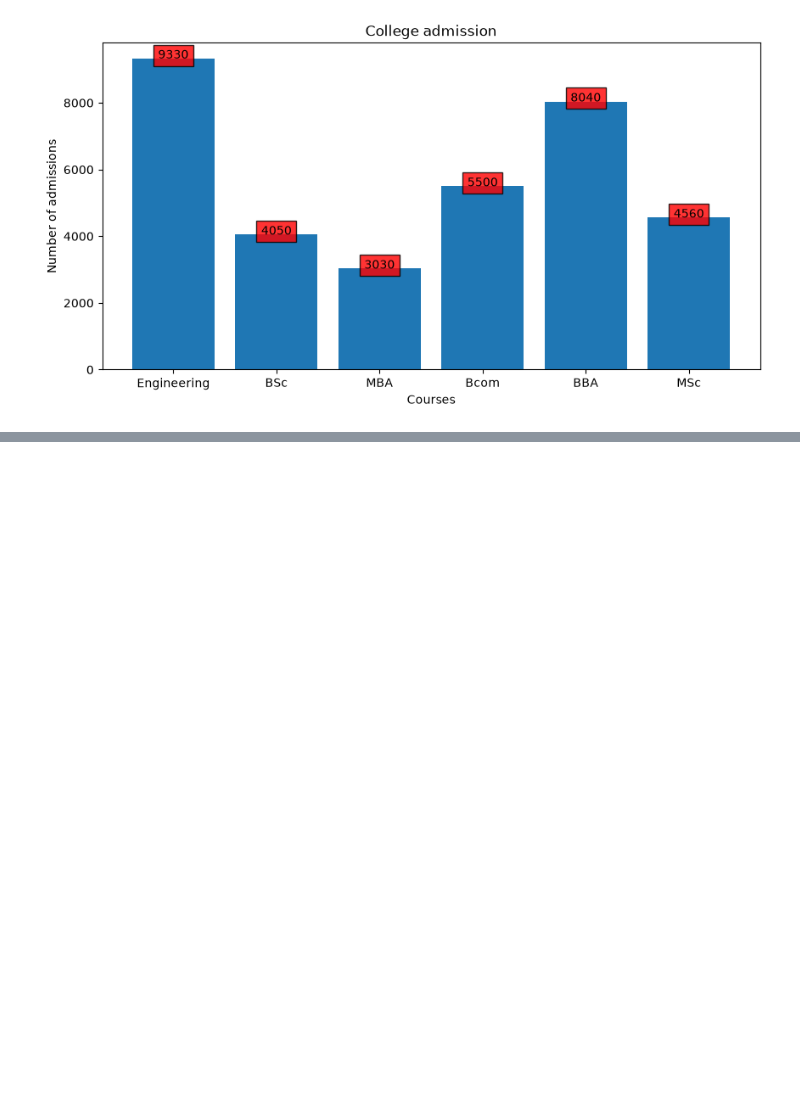
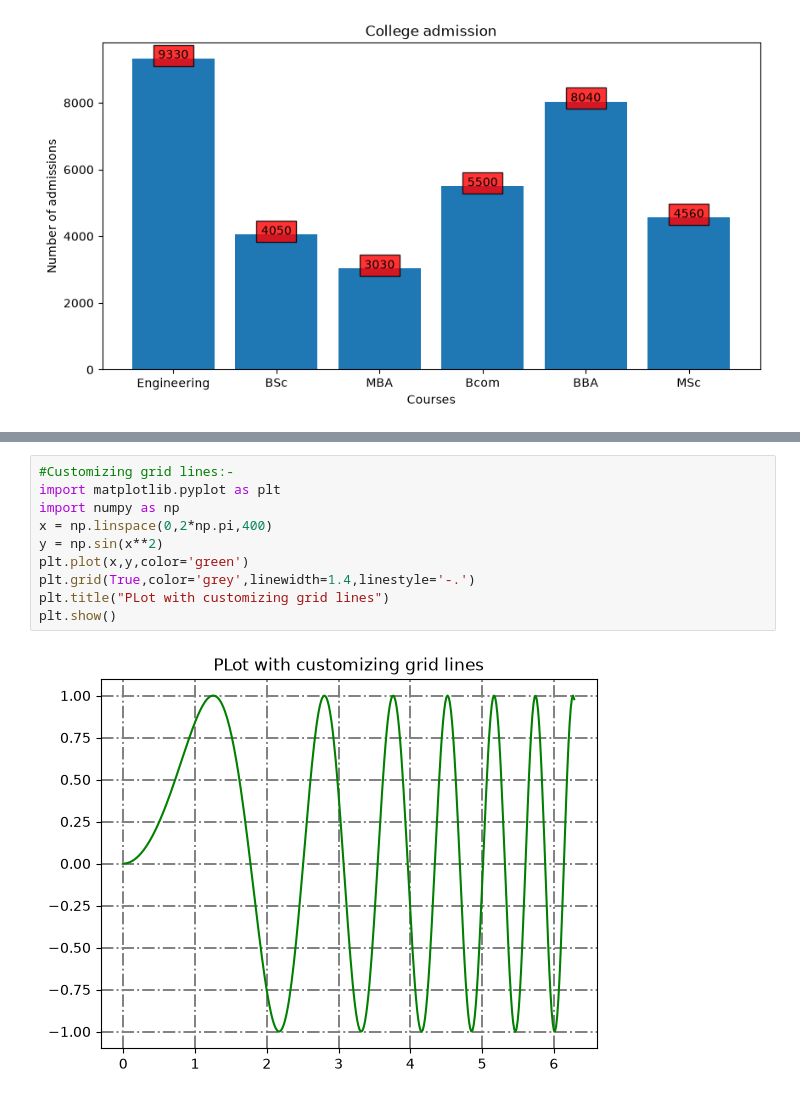
Before and after one commit to Varshith-2603/python-practise, a Jupyter notebook: Python Libraries/Python Matplotlib.ipynb, the cells around one changed output, grey strips where cells are left out. Cells and saved outputs as stored; diff of their text form; blank space fills up the shorter version.

```diff
--- a/Python Libraries/Python Matplotlib.ipynb
+++ b/Python Libraries/Python Matplotlib.ipynb
@@ -219,0 +253,12 @@ plt.show()
+# %%
+#Customizing grid lines:-
+import matplotlib.pyplot as plt
+import numpy as np
+x = np.linspace(0,2*np.pi,400)
+y = np.sin(x**2)
+plt.plot(x,y,color='green')
+plt.grid(True,color='grey',linewidth=1.4,linestyle='-.')
+plt.title("PLot with customizing grid lines")
+plt.show()
+# %% [output]
+[figure, added]
```
Also changed, not shown: parts of 34 cells of this notebook, 1 other file.
